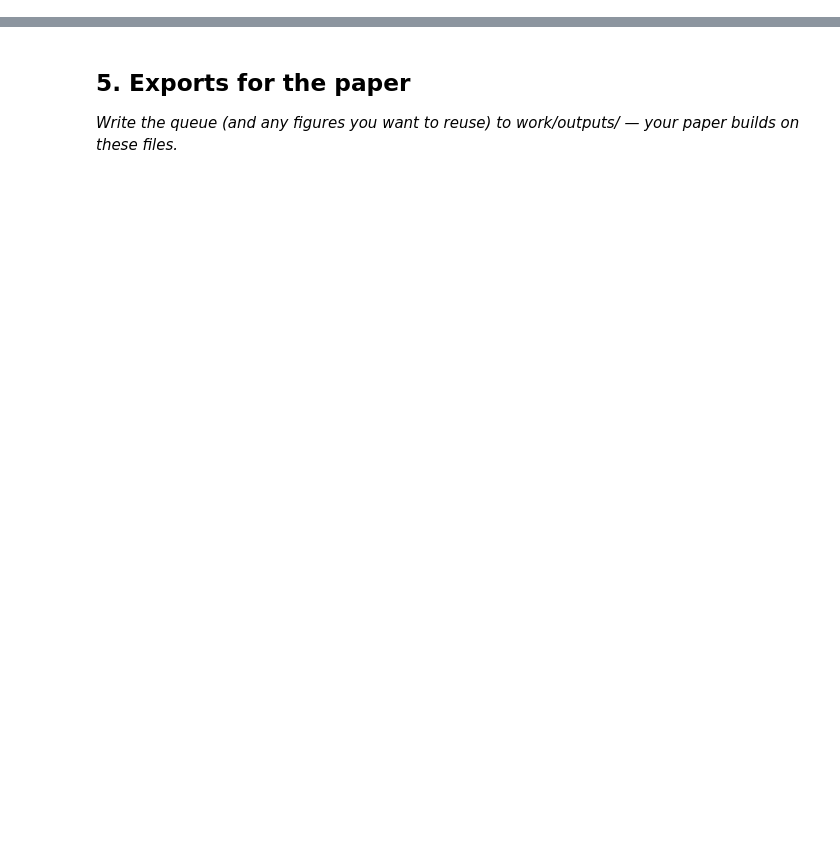
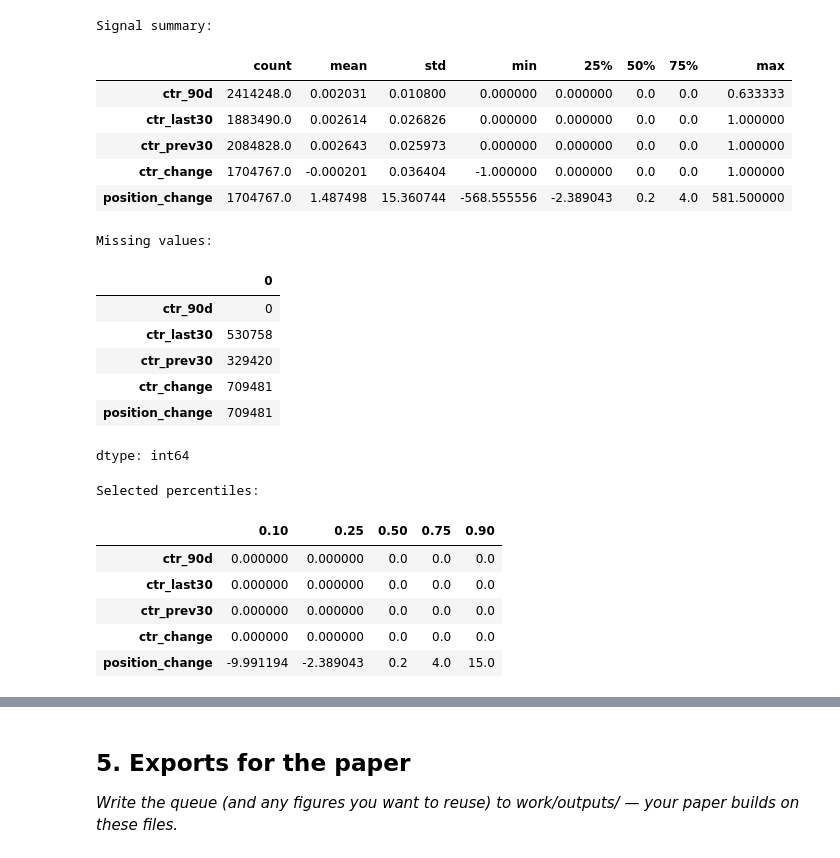
Before and after one commit to alsa-mirza/flyrank-ml-internship, a Jupyter notebook: work/notebooks/w07_action_playbook.ipynb, the cells around one changed output, grey strips where cells are left out. Drawn from its saved outputs; the diff is of its cells as text; code cells hidden in the pictures; blank space fills up the shorter version.

```diff
--- a/work/notebooks/w07_action_playbook.ipynb
+++ b/work/notebooks/w07_action_playbook.ipynb
@@ -36,0 +133,44 @@ This skeleton is yours to fill. Work the sections **in order** — each one has
+# %%
+# Week 7 - Inspect signal distributions before defining actions
+signal_cols = [
+    "ctr_90d",
+    "ctr_last30",
+    "ctr_prev30",
+    "ctr_change",
+    "position_change"
+]
+print("Signal summary:")
+display(df[signal_cols].describe().T)
+
+print("\nMissing values:")
+display(df[signal_cols].isna().sum())
+
+print("\nSelected percentiles:")
+display(
+    df[signal_cols].quantile(
+        [0.10, 0.25, 0.50, 0.75, 0.90]
+    ).T
+)
+# %% [output]
+Signal summary:
+|  | count | mean | std | min | 25% | 50% | 75% | max |
+| ctr_90d | 2414248.0 | 0.002031 | 0.010800 | 0.000000 | 0.000000 | 0.0 | 0.0 | 0.633333 |
+| ctr_last30 | 1883490.0 | 0.002614 | 0.026826 | 0.000000 | 0.000000 | 0.0 | 0.0 | 1.000000 |
+| ctr_prev30 | 2084828.0 | 0.002643 | 0.025973 | 0.000000 | 0.000000 | 0.0 | 0.0 | 1.000000 |
+| ctr_change | 1704767.0 | -0.000201 | 0.036404 | -1.000000 | 0.000000 | 0.0 | 0.0 | 1.000000 |
+| position_change | 1704767.0 | 1.487498 | 15.360744 | -568.555556 | -2.389043 | 0.2 | 4.0 | 581.500000 |
+Missing values:
+|  | 0 |
+| ctr_90d | 0 |
+| ctr_last30 | 530758 |
+| ctr_prev30 | 329420 |
+| ctr_change | 709481 |
+| position_change | 709481 |
+dtype: int64
+Selected percentiles:
+|  | 0.10 | 0.25 | 0.50 | 0.75 | 0.90 |
+| ctr_90d | 0.000000 | 0.000000 | 0.0 | 0.0 | 0.0 |
+| ctr_last30 | 0.000000 | 0.000000 | 0.0 | 0.0 | 0.0 |
+| ctr_prev30 | 0.000000 | 0.000000 | 0.0 | 0.0 | 0.0 |
+| ctr_change | 0.000000 | 0.000000 | 0.0 | 0.0 | 0.0 |
+| position_change | -9.991194 | -2.389043 | 0.2 | 4.0 | 15.0 |
```
Also changed, not shown: parts of 25 cells of this notebook.
